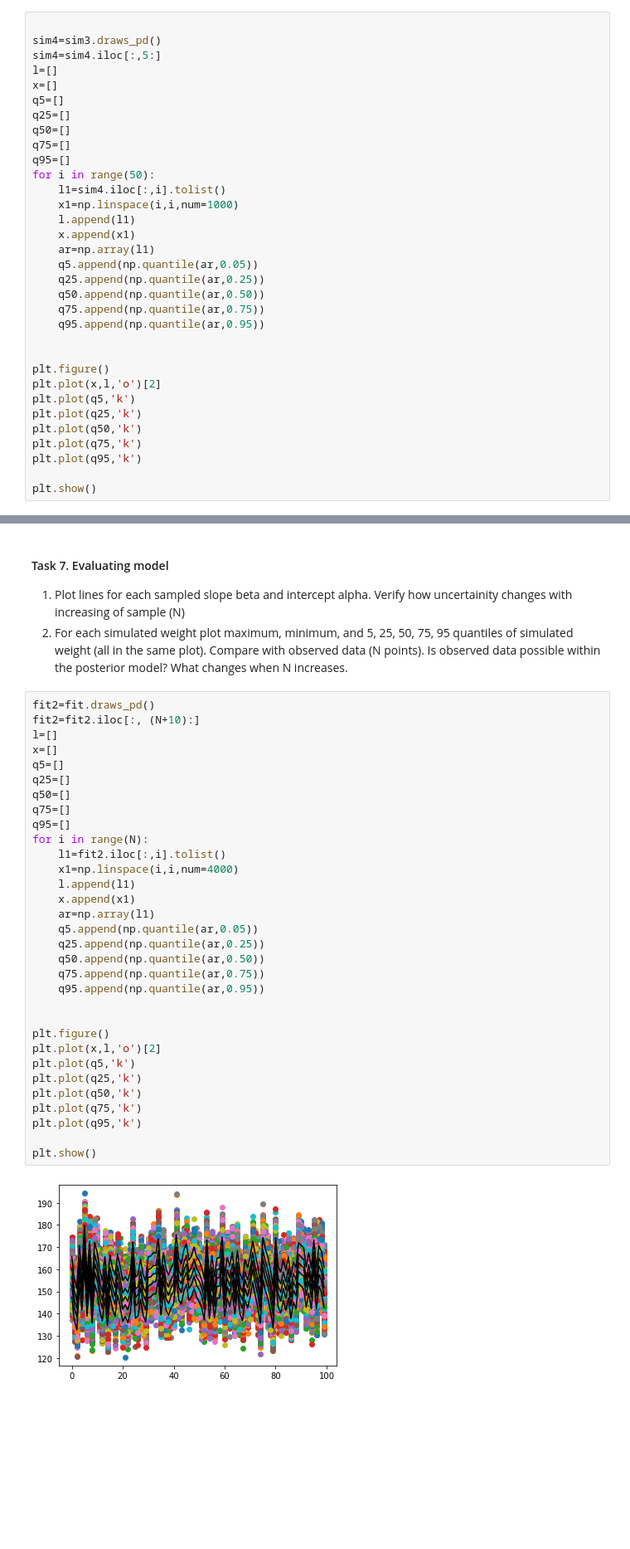
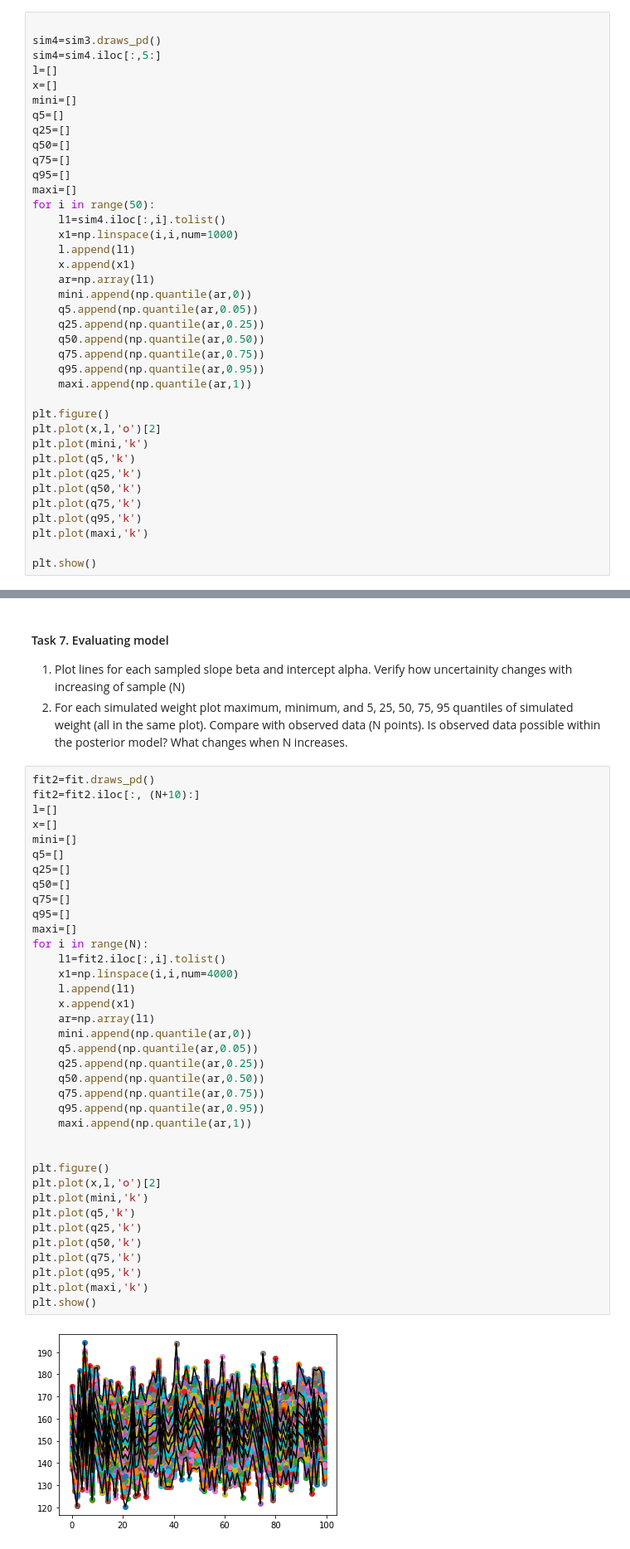
Before and after one commit to mck1303/DA, a Jupyter notebook: Morgalla_lab4.ipynb, the cells around one changed output, grey strips where cells are left out. Shown at 83% size. Drawn from its saved outputs; the diff is of its cells as text; blank space fills up the shorter version.

```diff
--- a/Morgalla_lab4.ipynb
+++ b/Morgalla_lab4.ipynb
@@ -228,31 +228,36 @@ sim4=sim3.draws_pd()
 sim4=sim4.iloc[:,5:]
 l=[]
 x=[]
+mini=[]
 q5=[]
 q25=[]
 q50=[]
 q75=[]
 q95=[]
+maxi=[]
 for i in range(50):
     l1=sim4.iloc[:,i].tolist()
     x1=np.linspace(i,i,num=1000)
     l.append(l1)
     x.append(x1)
     ar=np.array(l1)
+    mini.append(np.quantile(ar,0))
     q5.append(np.quantile(ar,0.05))
     q25.append(np.quantile(ar,0.25))
     q50.append(np.quantile(ar,0.50))
     q75.append(np.quantile(ar,0.75))
     q95.append(np.quantile(ar,0.95))
-
+    maxi.append(np.quantile(ar,1))
 
 plt.figure()
 plt.plot(x,l,'o')[2]
+plt.plot(mini,'k')
 plt.plot(q5,'k')
 plt.plot(q25,'k')
 plt.plot(q50,'k')
 plt.plot(q75,'k')
 plt.plot(q95,'k')
+plt.plot(maxi,'k')
 
 plt.show()
 # %% [output]
@@ -290,32 +295,37 @@ fit2=fit.draws_pd()
 fit2=fit2.iloc[:, (N+10):]
 l=[]
 x=[]
+mini=[]
 q5=[]
 q25=[]
 q50=[]
 q75=[]
 q95=[]
+maxi=[]
 for i in range(N):
     l1=fit2.iloc[:,i].tolist()
     x1=np.linspace(i,i,num=4000)
     l.append(l1)
     x.append(x1)
     ar=np.array(l1)
+    mini.append(np.quantile(ar,0))
     q5.append(np.quantile(ar,0.05))
     q25.append(np.quantile(ar,0.25))
     q50.append(np.quantile(ar,0.50))
     q75.append(np.quantile(ar,0.75))
     q95.append(np.quantile(ar,0.95))
+    maxi.append(np.quantile(ar,1))
 
 
 plt.figure()
 plt.plot(x,l,'o')[2]
+plt.plot(mini,'k')
 plt.plot(q5,'k')
 plt.plot(q25,'k')
 plt.plot(q50,'k')
 plt.plot(q75,'k')
 plt.plot(q95,'k')
-
+plt.plot(maxi,'k')
 plt.show()
 # %% [output]
-[figure, old version]
+[figure, new version]
```
Also changed, not shown: parts of 1 cell of this notebook.
